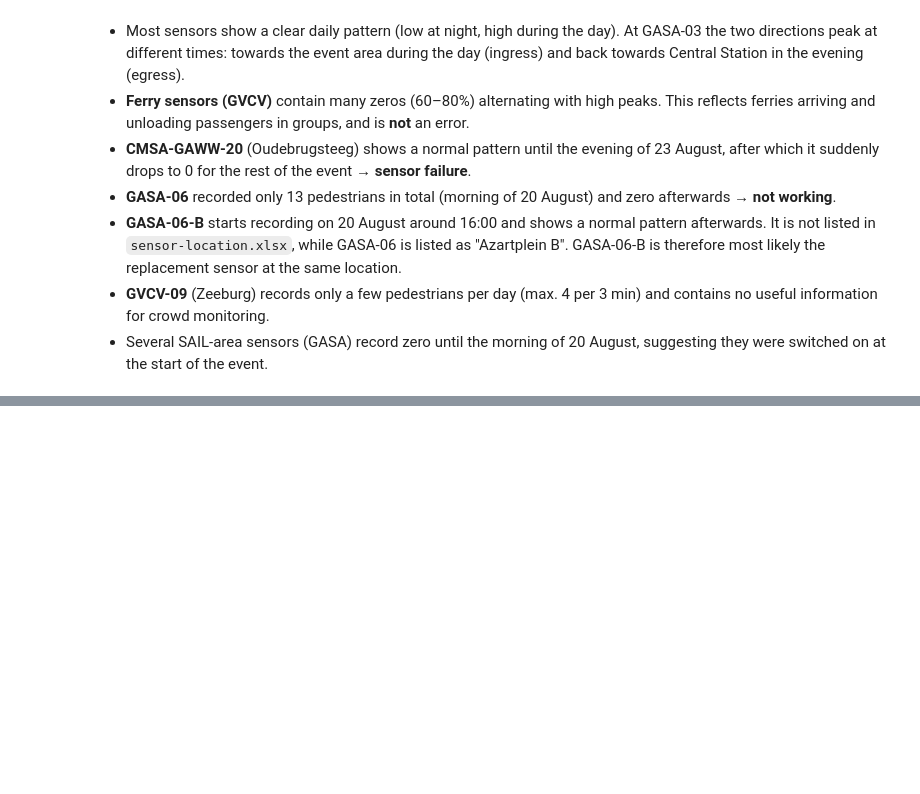
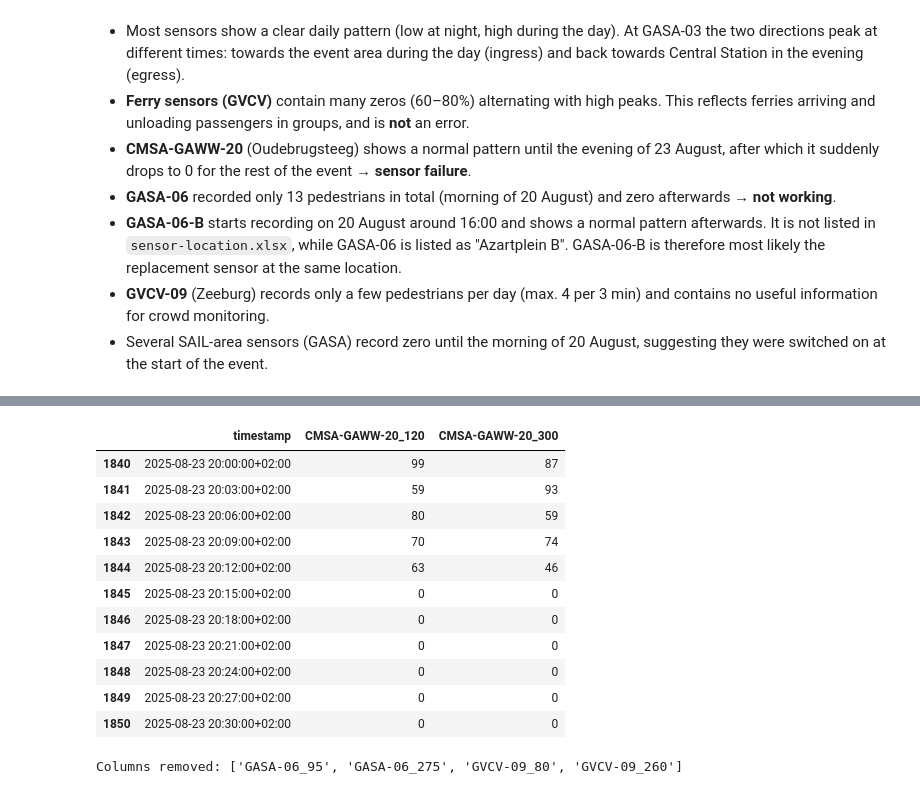
Before and after one commit to AnoushkaV/SAILproject, a Jupyter notebook: Analysation/data_cleaning.ipynb, the cells around one changed output, grey strips where cells are left out. Saved outputs shown, nothing was run; the diff lists cells and outputs as text; code cells hidden in the pictures; blank space fills up the shorter version.

```diff
--- a/Analysation/data_cleaning.ipynb
+++ b/Analysation/data_cleaning.ipynb
@@ -353,0 +374,25 @@ plot_sensor('GVCV-13')        # een veerpont-sensor
+# %%
+df.loc[(df['timestamp'] >= '2025-08-23 20:00') & (df['timestamp'] <= '2025-08-23 20:30'),
+       ['timestamp'] + gaww20_cols]
+# %% [output]
+|  | timestamp | CMSA-GAWW-20_120 | CMSA-GAWW-20_300 |
+| 1840 | 2025-08-23 20:00:00+02:00 | 99 | 87 |
+| 1841 | 2025-08-23 20:03:00+02:00 | 59 | 93 |
+| 1842 | 2025-08-23 20:06:00+02:00 | 80 | 59 |
+| 1843 | 2025-08-23 20:09:00+02:00 | 70 | 74 |
+| 1844 | 2025-08-23 20:12:00+02:00 | 63 | 46 |
+| 1845 | 2025-08-23 20:15:00+02:00 | 0 | 0 |
+| 1846 | 2025-08-23 20:18:00+02:00 | 0 | 0 |
+| 1847 | 2025-08-23 20:21:00+02:00 | 0 | 0 |
+| 1848 | 2025-08-23 20:24:00+02:00 | 0 | 0 |
+| 1849 | 2025-08-23 20:27:00+02:00 | 0 | 0 |
+| 1850 | 2025-08-23 20:30:00+02:00 | 0 | 0 |
+# %%
+sensors_to_remove = ['GASA-06', 'GVCV-09']
+
+cols_to_remove = [col for col in sensor_cols if col.split('_')[0] in sensors_to_remove]
+print("Columns removed:", cols_to_remove)
+
+df_clean = df_clean.drop(columns=cols_to_remove)
+# %% [output]
+Columns removed: ['GASA-06_95', 'GASA-06_275', 'GVCV-09_80', 'GVCV-09_260']
```
Also changed, not shown: parts of 8 cells of this notebook.
